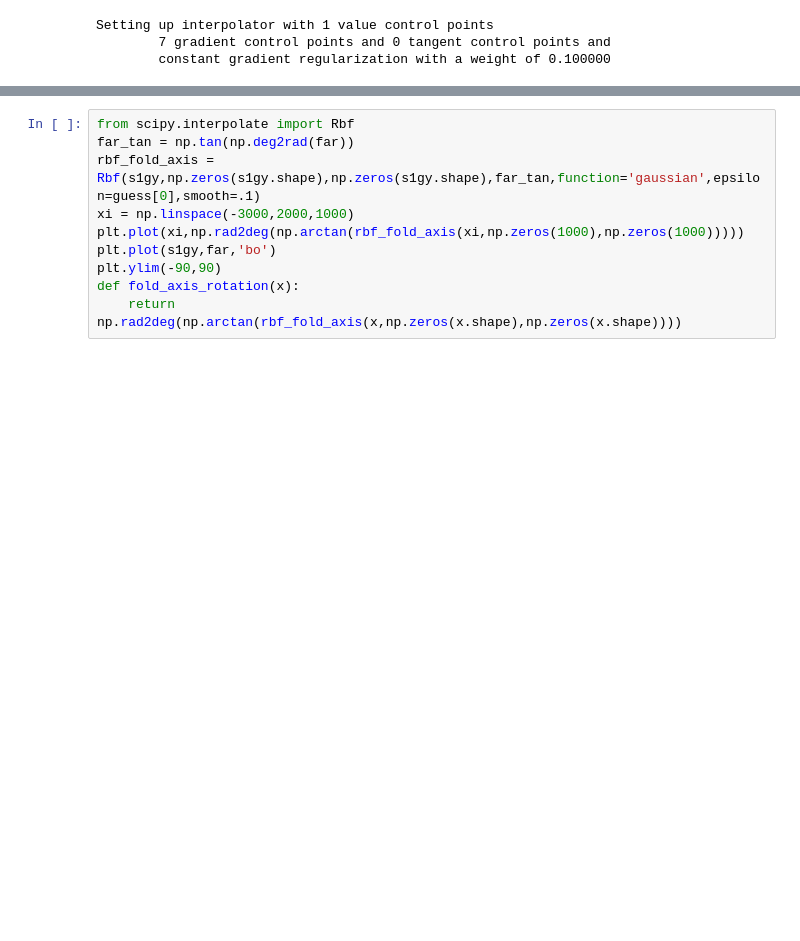
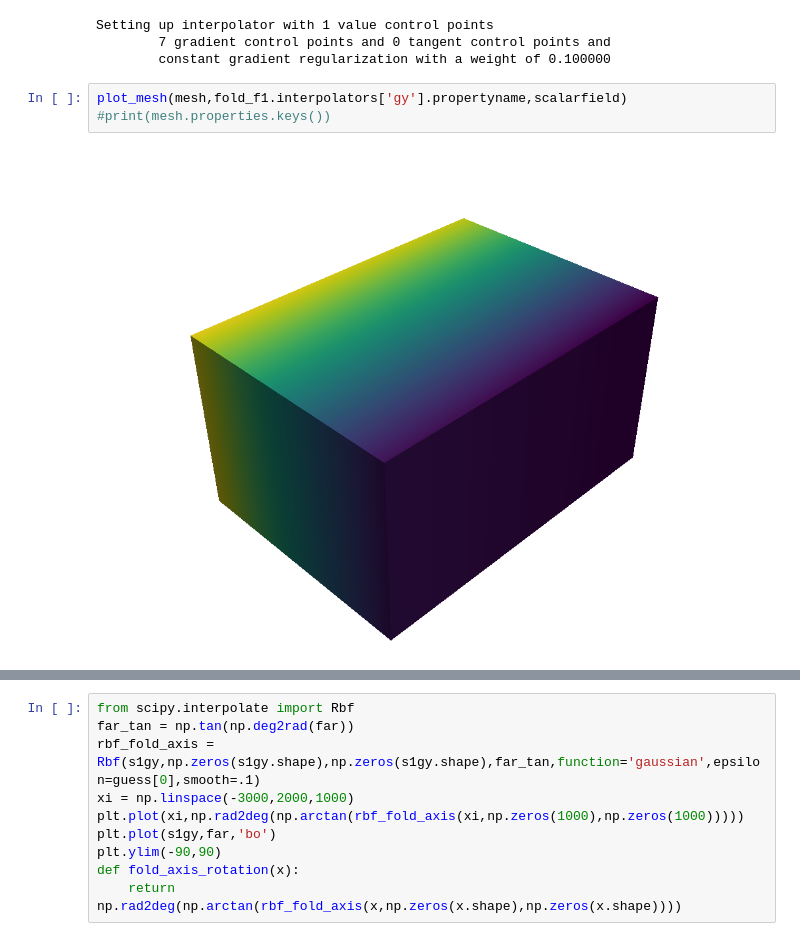
Before and after one commit to Loop3D/LoopStructural, a Jupyter notebook: notebooks/Grose2017 Noddy Fold.ipynb, the cells around one changed output, grey strips where cells are left out. Saved outputs shown, nothing was run; the diff lists cells and outputs as text; blank space fills up the shorter version.

```diff
--- a/notebooks/Grose2017 Noddy Fold.ipynb
+++ b/notebooks/Grose2017 Noddy Fold.ipynb
@@ -60,5 +113,10 @@ Setting up interpolator with 1 value control points
 Setting up interpolator with 1 value control points
         7 gradient control points and 0 tangent control points and
         constant gradient regularization with a weight of 0.100000
+# %%
+plot_mesh(mesh,fold_f1.interpolators['gy'].propertyname,scalarfield)
+#print(mesh.properties.keys())
+# %% [output]
+[figure, added]
 # %%
 #from helper import strike_dip_vector
```
Also changed, not shown: parts of 8 cells of this notebook, 6 other files.
